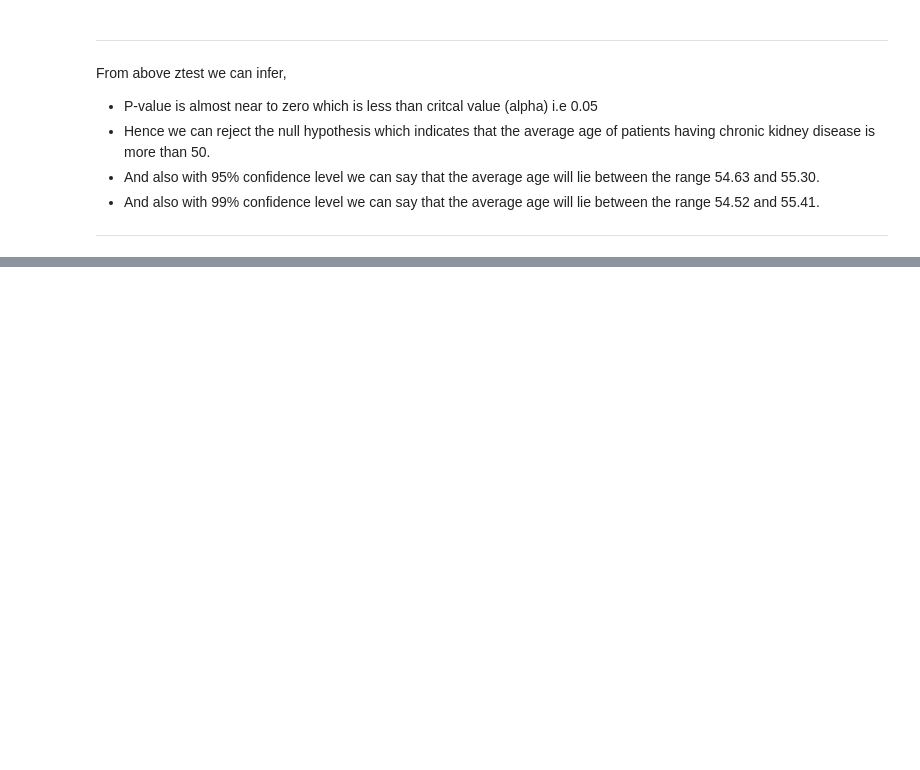
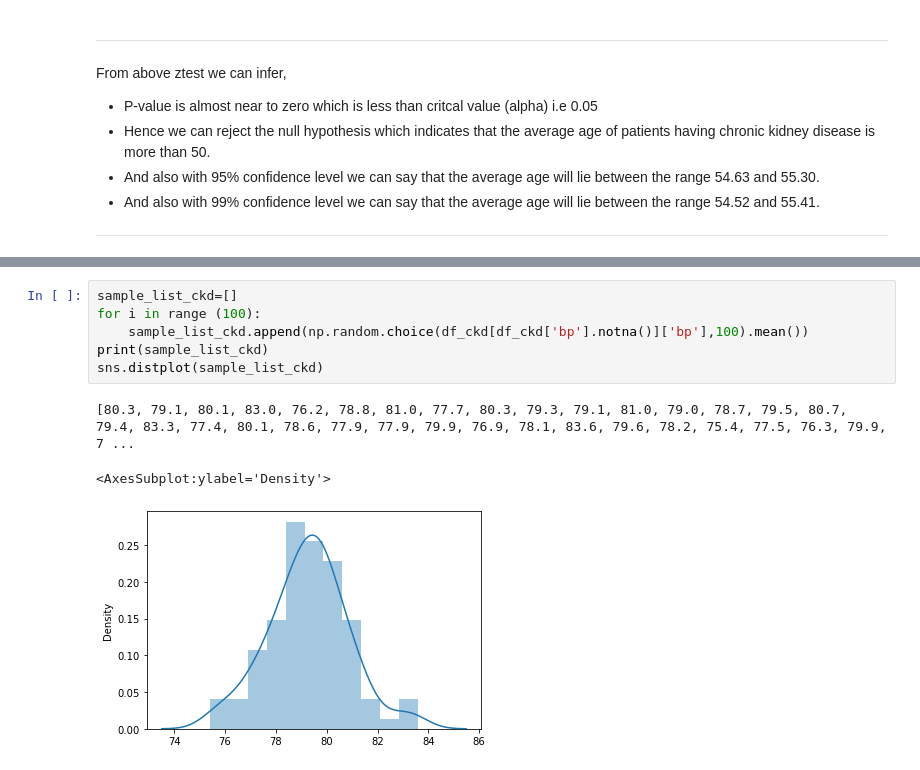
Before and after one commit to VishalWadagavi/Hypothesis_Testing, a Jupyter notebook: Hypothesis_test_on_kidney_disease_dataset.ipynb, the cells around one changed output, grey strips where cells are left out. Cells and saved outputs as stored; diff of their text form; blank space fills up the shorter version.

```diff
--- a/Hypothesis_test_on_kidney_disease_dataset.ipynb
+++ b/Hypothesis_test_on_kidney_disease_dataset.ipynb
@@ -173,0 +217,10 @@ From above ztest we can infer,
+# %%
+sample_list_ckd=[]
+for i in range (100):
+    sample_list_ckd.append(np.random.choice(df_ckd[df_ckd['bp'].notna()]['bp'],100).mean())
+print(sample_list_ckd)
+sns.distplot(sample_list_ckd)
+# %% [output]
+[80.3, 79.1, 80.1, 83.0, 76.2, 78.8, 81.0, 77.7, 80.3, 79.3, 79.1, 81.0, 79.0, 78.7, 79.5, 80.7, 79.4, 83.3, 77.4, 80.1, 78.6, 77.9, 77.9, 79.9, 76.9, 78.1, 83.6, 79.6, 78.2, 75.4, 77.5, 76.3, 79.9, 7 ...
+<AxesSubplot:ylabel='Density'>
+[figure, added]
```
Also changed, not shown: parts of 17 cells of this notebook.
